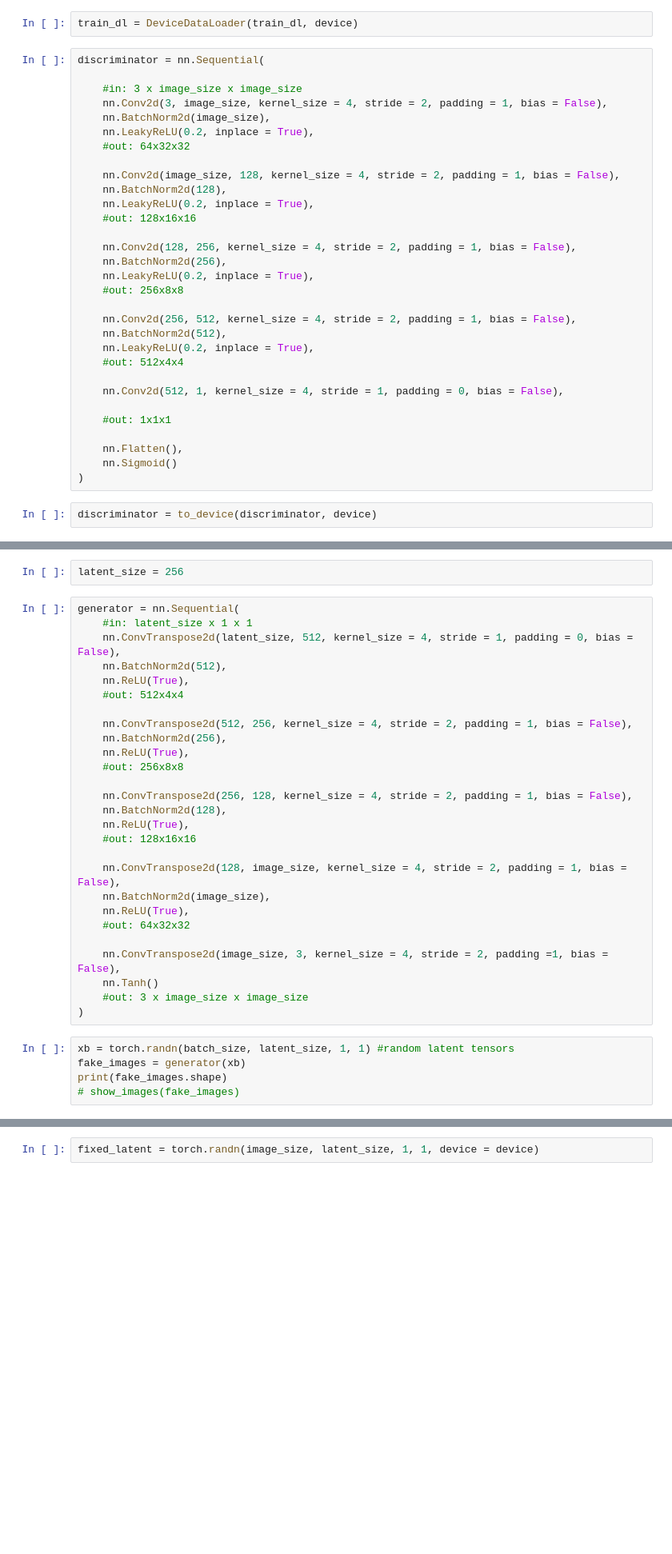
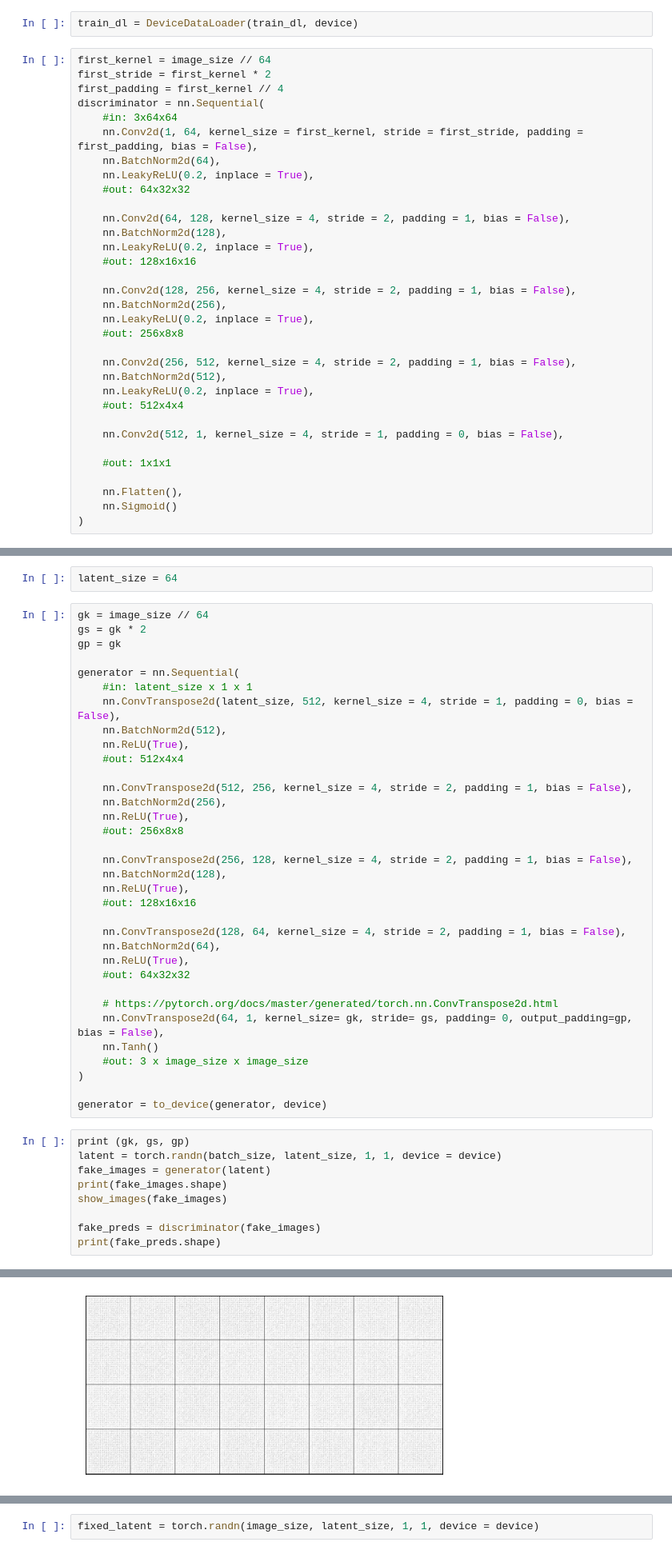
Before and after one commit to mihanick/FloorPlansGenerator, a Jupyter notebook: FloorPlanGenerator.ipynb, the cells around one changed output, grey strips where cells are left out. Shown at 80% size. Cells and saved outputs as stored; diff of their text form; blank space fills up the shorter version.

Commit message:
Update to custom image size

```diff
--- a/FloorPlanGenerator.ipynb
+++ b/FloorPlanGenerator.ipynb
@@ -85,15 +83,17 @@ device(type='cpu')
 # %%
 train_dl = DeviceDataLoader(train_dl, device)
 # %%
+first_kernel = image_size // 64
+first_stride = first_kernel * 2
+first_padding = first_kernel // 4
 discriminator = nn.Sequential(
-
-    #in: 3 x image_size x image_size
-    nn.Conv2d(3, image_size, kernel_size = 4, stride = 2, padding = 1, bias = False),
-    nn.BatchNorm2d(image_size),
+    #in: 3x64x64
+    nn.Conv2d(1, 64, kernel_size = first_kernel, stride = first_stride, padding = first_padding, bias = False),
+    nn.BatchNorm2d(64),
     nn.LeakyReLU(0.2, inplace = True),
     #out: 64x32x32
 
-    nn.Conv2d(image_size, 128, kernel_size = 4, stride = 2, padding = 1, bias = False),
+    nn.Conv2d(64, 128, kernel_size = 4, stride = 2, padding = 1, bias = False),
     nn.BatchNorm2d(128),
     nn.LeakyReLU(0.2, inplace = True),
     #out: 128x16x16
@@ -115,5 +115,3 @@ discriminator = nn.Sequential(
     nn.Flatten(),
     nn.Sigmoid()
 )
-# %%
-discriminator = to_device(discriminator, device)
@@ -120,6 +126,10 @@ discriminator = to_device(discriminator, device)
 # %%
-latent_size = 256
+latent_size = 64
 # %%
+gk = image_size // 64
+gs = gk * 2
+gp = gk
+
 generator = nn.Sequential(
     #in: latent_size x 1 x 1
     nn.ConvTranspose2d(latent_size, 512, kernel_size = 4, stride = 1, padding = 0, bias = False),
@@ -137,18 +147,25 @@ generator = nn.Sequential(
     nn.ReLU(True),
     #out: 128x16x16
 
-    nn.ConvTranspose2d(128, image_size, kernel_size = 4, stride = 2, padding = 1, bias = False),
-    nn.BatchNorm2d(image_size),
+    nn.ConvTranspose2d(128, 64, kernel_size = 4, stride = 2, padding = 1, bias = False),
+    nn.BatchNorm2d(64),
     nn.ReLU(True),
     #out: 64x32x32
 
-    nn.ConvTranspose2d(image_size, 3, kernel_size = 4, stride = 2, padding =1, bias = False),
+    # https://pytorch.org/docs/master/generated/torch.nn.ConvTranspose2d.html
+    nn.ConvTranspose2d(64, 1, kernel_size= gk, stride= gs, padding= 0, output_padding=gp, bias = False),
     nn.Tanh()
     #out: 3 x image_size x image_size
 )
+
+generator = to_device(generator, device)
 # %%
-xb = torch.randn(batch_size, latent_size, 1, 1) #random latent tensors
-fake_images = generator(xb)
+print (gk, gs, gp)
+latent = torch.randn(batch_size, latent_size, 1, 1, device = device)
+fake_images = generator(latent)
 print(fake_images.shape)
-# show_images(fake_images)
+show_images(fake_images)
+
+fake_preds = discriminator(fake_images)
+print(fake_preds.shape)
 # %% [output]
@@ -155,0 +176 @@ torch.Size([128, 3, 64, 64])
+[figure, added]
```
Also changed, not shown: parts of 14 cells of this notebook.
